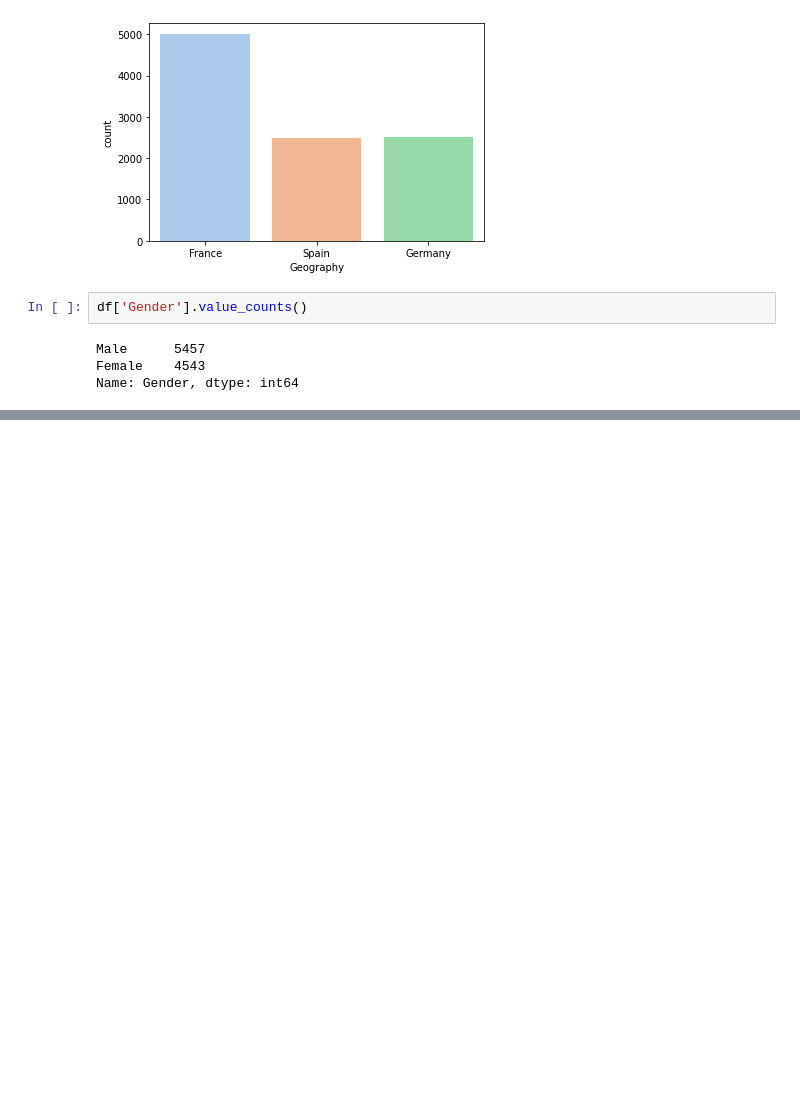
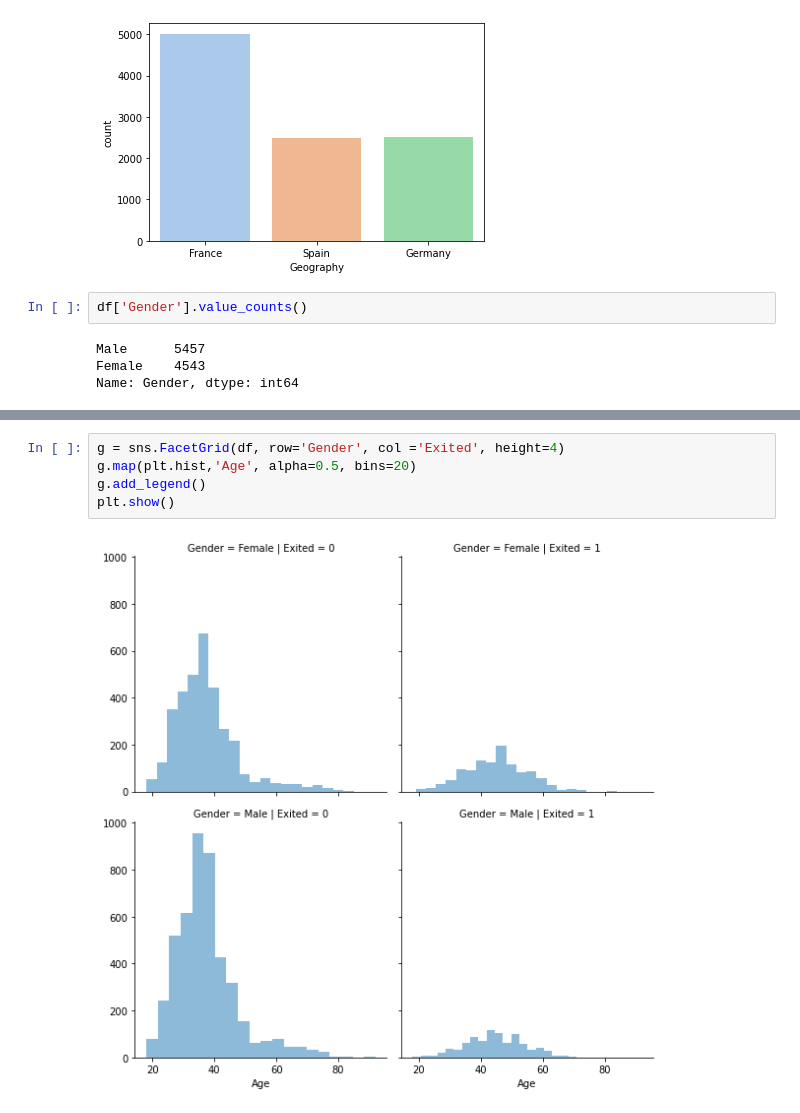
Before and after one commit to buriihenry/Machine-Learning-2, a Jupyter notebook: Customer Churn/Customer_churn.ipynb, the cells around one changed output, grey strips where cells are left out. Saved outputs shown, nothing was run; the diff lists cells and outputs as text; blank space fills up the shorter version.

```diff
--- a/Customer Churn/Customer_churn.ipynb
+++ b/Customer Churn/Customer_churn.ipynb
@@ -60,0 +72,7 @@ ValueError: Could not interpret input 'Geogrpahy'
+# %%
+g = sns.FacetGrid(df, row='Gender', col ='Exited', height=4)
+g.map(plt.hist,'Age', alpha=0.5, bins=20)
+g.add_legend()
+plt.show()
+# %% [output]
+[figure, added]
```
Also changed, not shown: parts of 11 cells of this notebook.
